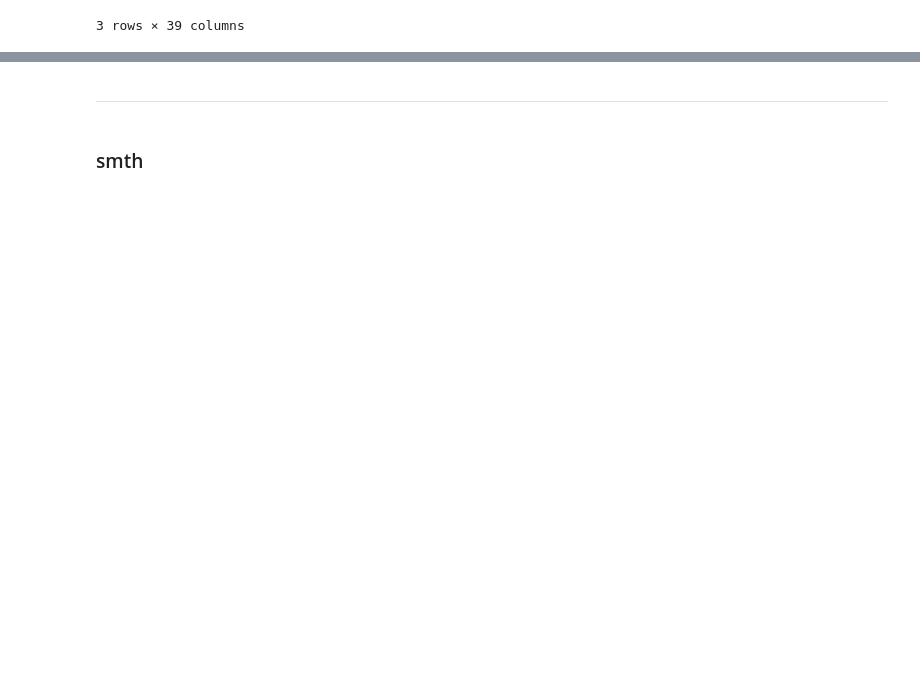
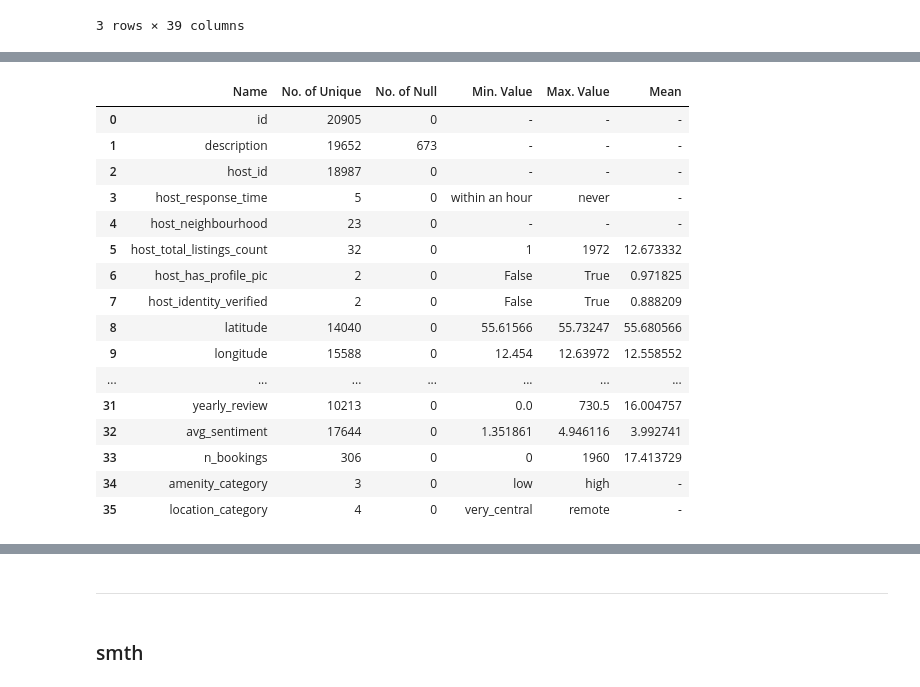
Before and after one commit to elto21ab/DMV, a Jupyter notebook: 04_advanced_data_analysis.ipynb, the cells around one changed output, grey strips where cells are left out. Drawn from its saved outputs; the diff is of its cells as text; code cells hidden in the pictures; blank space fills up the shorter version.

```diff
--- a/04_advanced_data_analysis.ipynb
+++ b/04_advanced_data_analysis.ipynb
@@ -35,3 +34,69 @@ None
 | 1 | 262961 | https://www.airbnb.com/rooms/262961 | If you are looking for a large ap... | 1379904 | never | 1.0 | ... |
 | 2 | 263036 | https://www.airbnb.com/rooms/263036 | None | 1232471 | within a few hours | 0.0 | ... |
 3 rows × 39 columns
+# %%
+# Convert id column to string to avoid showing numeric stats
+# Convert id column to string and ensure it's treated as categorical
+lis_df['id'] = lis_df['id'].astype('category')
+lis_df['host_id'] = lis_df['host_id'].astype('category')
+lis_df['property_type'] = lis_df['property_type'].astype('category')
+lis_df['room_type'] = lis_df['room_type'].astype('category')
+lis_df['host_neighbourhood'] = lis_df['host_neighbourhood'].astype('category')
+
+lis_df['host_response_time'] = pd.Categorical(
+    lis_df['host_response_time'],
+    categories=['within an hour', 'within a few hours', 'within a day', 'a few days or more', 'never'],
+    ordered=True
+)
+
+def create_summary_table(df):
+    """Create a summary table with statistics for each column."""
+    # Initialize empty lists to store column statistics
+    stats = []
+
+    for col in df.columns:
+        # Get number of unique values
+        n_unique = df[col].nunique()
+
+        # Get number of null values
+        n_null = df[col].isnull().sum()
+
+        # Get min and max values (if applicable)
+        try:
+            min_val = df[col].min()
+            max_val = df[col].max()
+        except:
+            min_val = '-'
+            max_val = '-'
+
+        # Get mean (if applicable)
+        try:
+            mean_val = df[col].mean()
+        except:
+            mean_val = '-'
+
+        stats.append({
+            'Name': col,
+            'No. of Unique': n_unique,
+            'No. of Null': n_null,
+            'Min. Value': min_val,
+            'Max. Value': max_val,
+            'Mean': mean_val
+        })
+
+    # Create DataFrame from stats
+    summary_df = pd.DataFrame(stats)
+
+    # Format numeric values
+    summary_df['Mean'] = pd.to_numeric(summary_df['Mean'], errors='ignore')
+    numeric_cols = summary_df.select_dtypes(include=['float64', 'int64']).columns
+    summary_df[numeric_cols] = summary_df[numeric_cols].round(6)
+
+    return summary_df
+
+# Create and display summary table
+summary_table = create_summary_table(lis_df)
+print("Table 1: Summary of Dataset Columns (Excluding Description)")
+
+display(summary_table)
+# %% [output]
@@ -37,0 +104,17 @@ None
+|  | Name | No. of Unique | No. of Null | Min. Value | Max. Value | Mean |
+| 0 | id | 20905 | 0 | - | - | - |
+| 1 | description | 19652 | 673 | - | - | - |
+| 2 | host_id | 18987 | 0 | - | - | - |
+| 3 | host_response_time | 5 | 0 | within an hour | never | - |
+| 4 | host_neighbourhood | 23 | 0 | - | - | - |
+| 5 | host_total_listings_count | 32 | 0 | 1 | 1972 | 12.673332 |
+| 6 | host_has_profile_pic | 2 | 0 | False | True | 0.971825 |
+| 7 | host_identity_verified | 2 | 0 | False | True | 0.888209 |
+| 8 | latitude | 14040 | 0 | 55.61566 | 55.73247 | 55.680566 |
+| 9 | longitude | 15588 | 0 | 12.454 | 12.63972 | 12.558552 |
+| ... | ... | ... | ... | ... | ... | ... |
+| 31 | yearly_review | 10213 | 0 | 0.0 | 730.5 | 16.004757 |
+| 32 | avg_sentiment | 17644 | 0 | 1.351861 | 4.946116 | 3.992741 |
+| 33 | n_bookings | 306 | 0 | 0 | 1960 | 17.413729 |
+| 34 | amenity_category | 3 | 0 | low | high | - |
+| 35 | location_category | 4 | 0 | very_central | remote | - |
```
Also changed, not shown: parts of 9 cells of this notebook, 8 other files.
